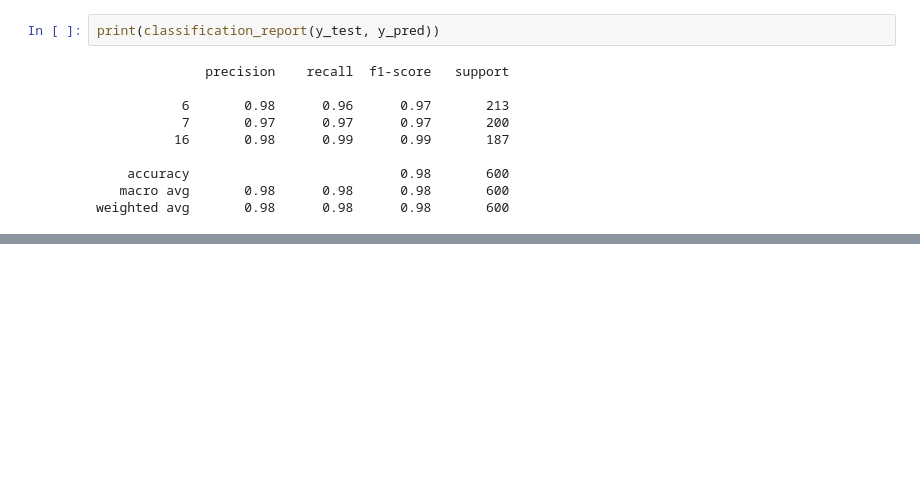
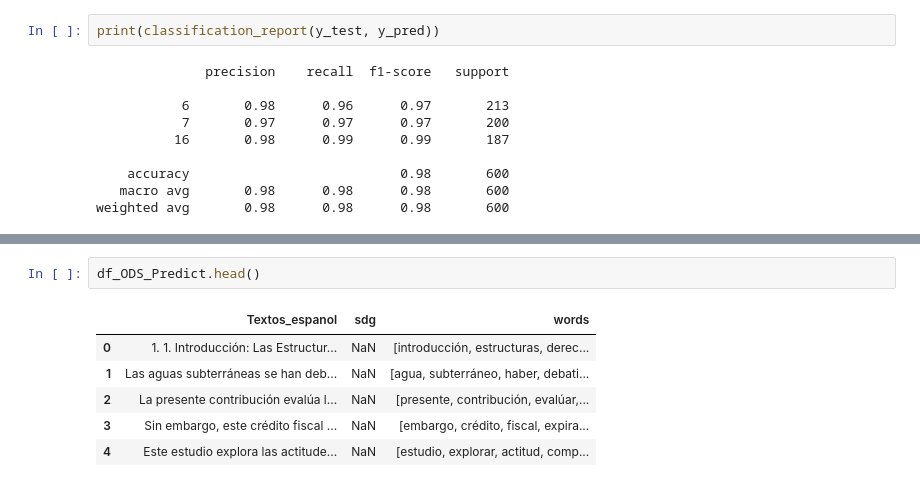
Before and after one commit to afborda20/proyectoBI2023, a Jupyter notebook: Proyecto1.ipynb, the cells around one changed output, grey strips where cells are left out. Cells and saved outputs as stored; diff of their text form; blank space fills up the shorter version.

```diff
--- a/Proyecto1.ipynb
+++ b/Proyecto1.ipynb
@@ -481,0 +527,9 @@ weighted avg       0.98      0.98      0.98       600
+# %%
+df_ODS_Predict.head()
+# %% [output]
+|  | Textos_espanol | sdg | words |
+| 0 | 1. 1. Introducción: Las Estructur... | NaN | [introducción, estructuras, derec... |
+| 1 | Las aguas subterráneas se han deb... | NaN | [agua, subterráneo, haber, debati... |
+| 2 | La presente contribución evalúa l... | NaN | [presente, contribución, evalúar,... |
+| 3 | Sin embargo, este crédito fiscal ... | NaN | [embargo, crédito, fiscal, expira... |
+| 4 | Este estudio explora las actitude... | NaN | [estudio, explorar, actitud, comp... |
```
Also changed, not shown: parts of 18 cells of this notebook, 2 other files.
